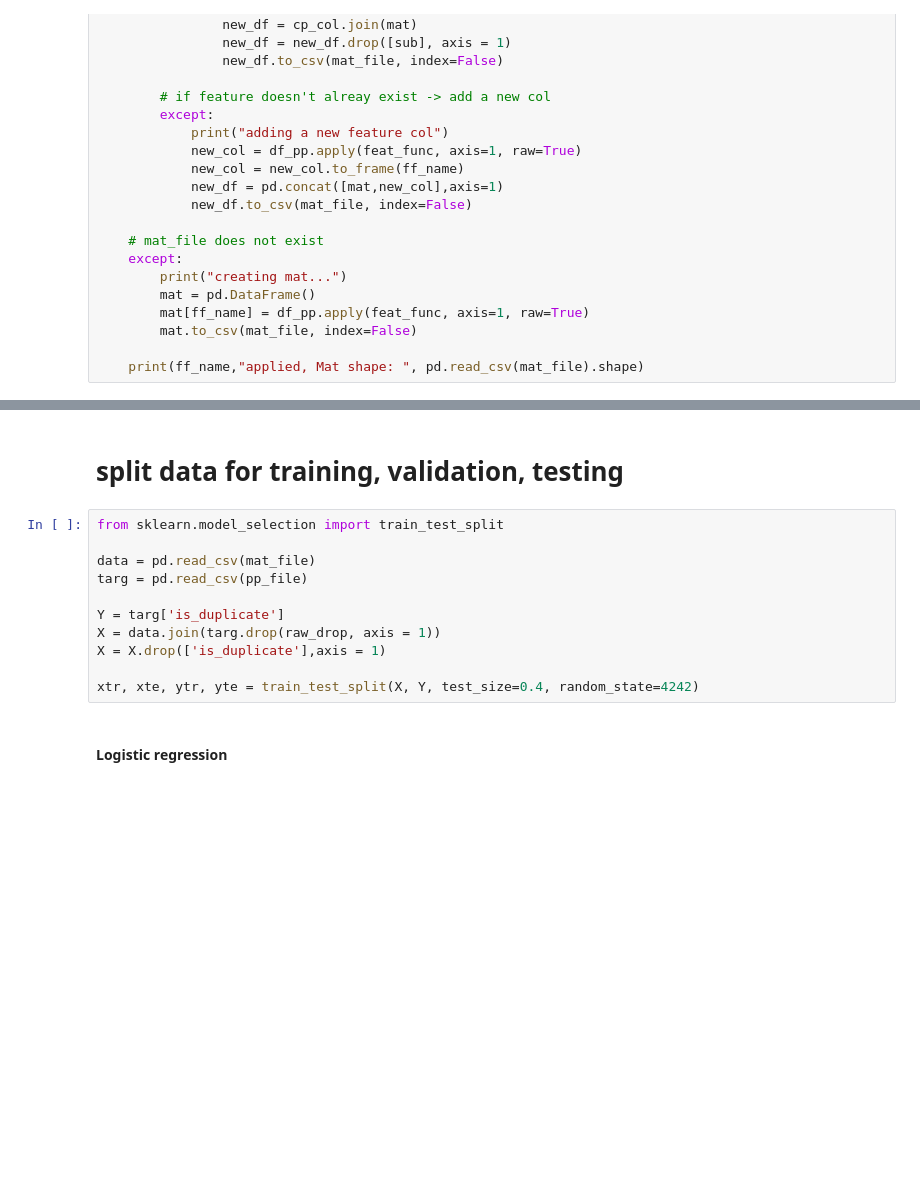
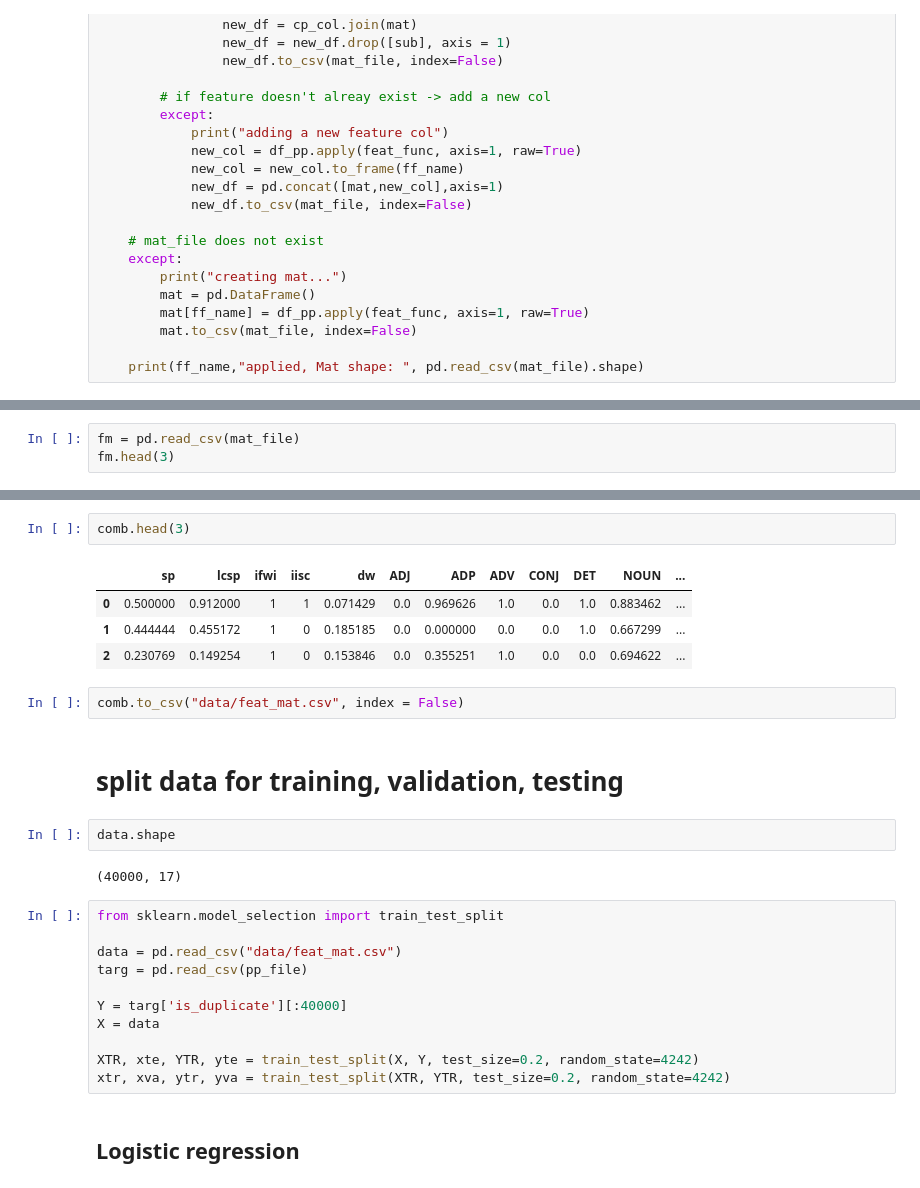
Before and after one commit to ryonion/kaggle_question_pair, a Jupyter notebook: mat_builder.ipynb, the cells around one changed output, grey strips where cells are left out. Saved outputs shown, nothing was run; the diff lists cells and outputs as text; blank space fills up the shorter version.

```diff
--- a/mat_builder.ipynb
+++ b/mat_builder.ipynb
@@ -154,0 +154,3 @@ pd.read_csv(mat_file)
+# %%
+fm = pd.read_csv(mat_file)
+fm.head(3)
@@ -155,15 +172,28 @@ pd.read_csv(mat_file)
+# %%
+comb.head(3)
+# %% [output]
+|  | sp | lcsp | ifwi | iisc | dw | ADJ | ADP | ADV | CONJ | DET | NOUN | ... |
+| 0 | 0.500000 | 0.912000 | 1 | 1 | 0.071429 | 0.0 | 0.969626 | 1.0 | 0.0 | 1.0 | 0.883462 | ... |
+| 1 | 0.444444 | 0.455172 | 1 | 0 | 0.185185 | 0.0 | 0.000000 | 0.0 | 0.0 | 1.0 | 0.667299 | ... |
+| 2 | 0.230769 | 0.149254 | 1 | 0 | 0.153846 | 0.0 | 0.355251 | 1.0 | 0.0 | 0.0 | 0.694622 | ... |
+# %%
+comb.to_csv("data/feat_mat.csv", index = False)
 # %% [markdown]
 # split data for training, validation, testing
+# %%
+data.shape
+# %% [output]
+(40000, 17)
 # %%
 from sklearn.model_selection import train_test_split
 
-data = pd.read_csv(mat_file)
+data = pd.read_csv("data/feat_mat.csv")
 targ = pd.read_csv(pp_file)
 
-Y = targ['is_duplicate']
-X = data.join(targ.drop(raw_drop, axis = 1))
-X = X.drop(['is_duplicate'],axis = 1)
+Y = targ['is_duplicate'][:40000]
+X = data
 
-xtr, xte, ytr, yte = train_test_split(X, Y, test_size=0.4, random_state=4242)
+XTR, xte, YTR, yte = train_test_split(X, Y, test_size=0.2, random_state=4242)
+xtr, xva, ytr, yva = train_test_split(XTR, YTR, test_size=0.2, random_state=4242)
 # %% [markdown]
-#### Logistic regression
+## Logistic regression
```
Also changed, not shown: parts of 80 cells of this notebook, 7 other files.
